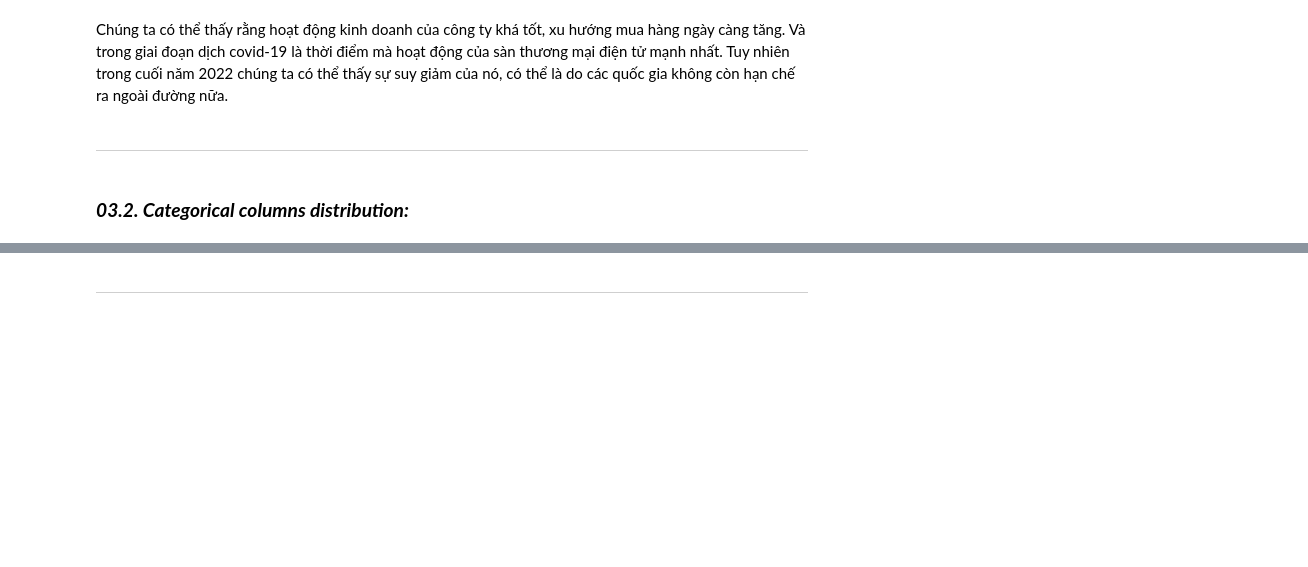
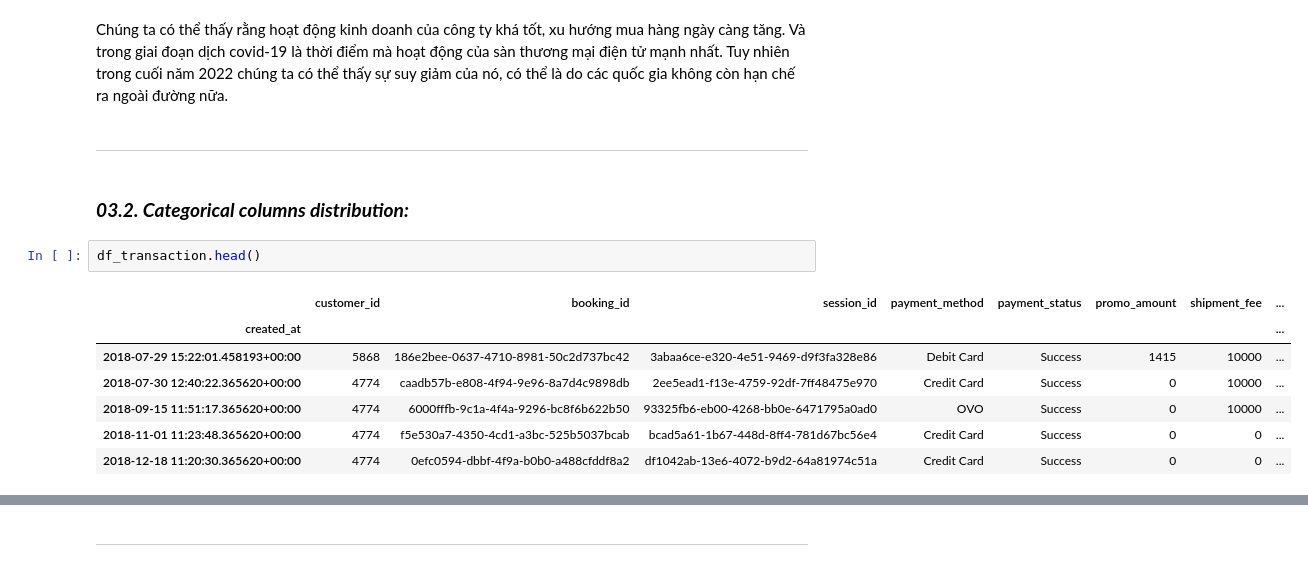
Before and after one commit to thanhanphan17/fashion-campus-dataset-analysis, a Jupyter notebook: [02]-Exploring-and-Preprocessing-Data.ipynb, the cells around one changed output, grey strips where cells are left out. Saved outputs shown, nothing was run; the diff lists cells and outputs as text; blank space fills up the shorter version.

```diff
--- a/[02]-Exploring-and-Preprocessing-Data.ipynb
+++ b/[02]-Exploring-and-Preprocessing-Data.ipynb
@@ -695,5 +695,15 @@ plt.show()
 Chúng ta có thể thấy rằng hoạt động kinh doanh của công ty khá tốt, xu hướng mua hàng ngày càng tăng. Và trong giai đoạn dịch covid-19 là thời điểm mà hoạt động của sàn thương mại điện tử mạnh nhất. Tuy nhiên trong cuối năm 2022 chúng ta có thể thấy sự suy giảm của nó, có thể là do các quốc gia không còn hạn chế ra ngoài đường nữa.
 # %% [markdown]
 ---
-# %% [markdown]
-### **_03.2. Categorical columns distribution:_**
+# %% [markdown]
+### **_03.2. Categorical columns distribution:_**
+# %%
+df_transaction.head()
+# %% [output]
+|  | customer_id | booking_id | session_id | payment_method | payment_status | promo_amount | shipment_fee | ... |
+| created_at |  |  |  |  |  |  |  | ... |
+| 2018-07-29 15:22:01.458193+00:00 | 5868 | 186e2bee-0637-4710-8981-50c2d737bc42 | 3abaa6ce-e320-4e51-9469-d9f3fa328e86 | Debit Card | Success | 1415 | 10000 | ... |
+| 2018-07-30 12:40:22.365620+00:00 | 4774 | caadb57b-e808-4f94-9e96-8a7d4c9898db | 2ee5ead1-f13e-4759-92df-7ff48475e970 | Credit Card | Success | 0 | 10000 | ... |
+| 2018-09-15 11:51:17.365620+00:00 | 4774 | 6000fffb-9c1a-4f4a-9296-bc8f6b622b50 | 93325fb6-eb00-4268-bb0e-6471795a0ad0 | OVO | Success | 0 | 10000 | ... |
+| 2018-11-01 11:23:48.365620+00:00 | 4774 | f5e530a7-4350-4cd1-a3bc-525b5037bcab | bcad5a61-1b67-448d-8ff4-781d67bc56e4 | Credit Card | Success | 0 | 0 | ... |
+| 2018-12-18 11:20:30.365620+00:00 | 4774 | 0efc0594-dbbf-4f9a-b0b0-a488cfddf8a2 | df1042ab-13e6-4072-b9d2-64a81974c51a | Credit Card | Success | 0 | 0 | ... |
```
Also changed, not shown: parts of 13 cells of this notebook.
